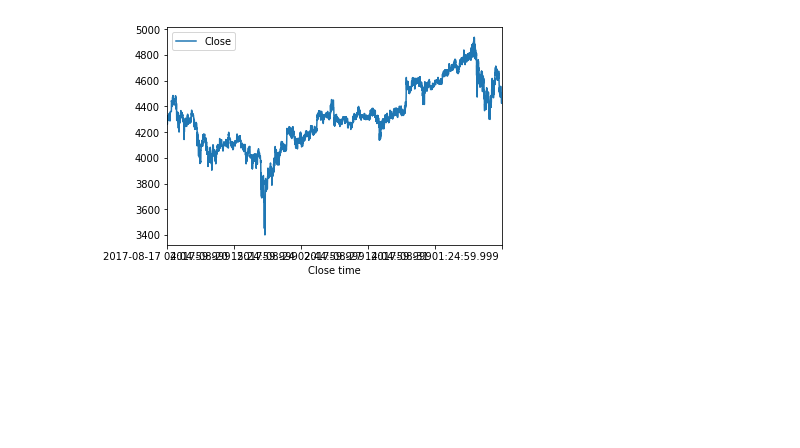
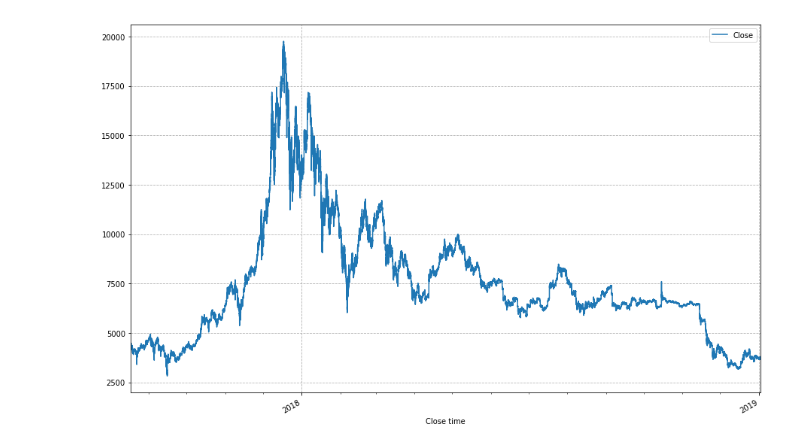
Before and after one commit to ornotandrew/autotrader, a Jupyter notebook: test.ipynb, the cells around one changed output. Saved outputs shown, nothing was run; the diff lists cells and outputs as text; code cells hidden in the pictures; blank space fills up the shorter version.

Commit message:
pull larger sections of data - plot prettier

```diff
--- a/test.ipynb
+++ b/test.ipynb
@@ -1,10 +1,28 @@
 # %%
 import pandas as pd
 import matplotlib.pyplot as plt
+import matplotlib.dates as mdates
 
 df = pd.read_csv('btcusdt.csv')
-
-df.plot.line(x='Close time', y='Close')
-plt.show()
+time_columns = ['Open time', 'Close time']
+df[time_columns] = df[time_columns].apply(pd.to_datetime)
-# %% [output]
-[figure, removed]
+# %%
+years = mdates.YearLocator()   # every year
+months = mdates.MonthLocator()  # every month
+yearsFmt = mdates.DateFormatter('%Y')
+
+fig, ax = plt.subplots()
+
+df.plot.line(x='Close time', y='Close', ax=ax)
+
+ax.xaxis.set_major_locator(years)
+ax.xaxis.set_major_formatter(yearsFmt)
+ax.xaxis.set_minor_locator(months)
+ax.format_xdata = mdates.DateFormatter('%Y-%m-%d')
+fig.autofmt_xdate()
+ax.grid(True, linestyle='--')
+
+plt.rcParams['figure.figsize'] = [15, 10]
+plt.show()
+# %% [output]
+[figure, added]
```
Also changed, not shown: 2 other files.
